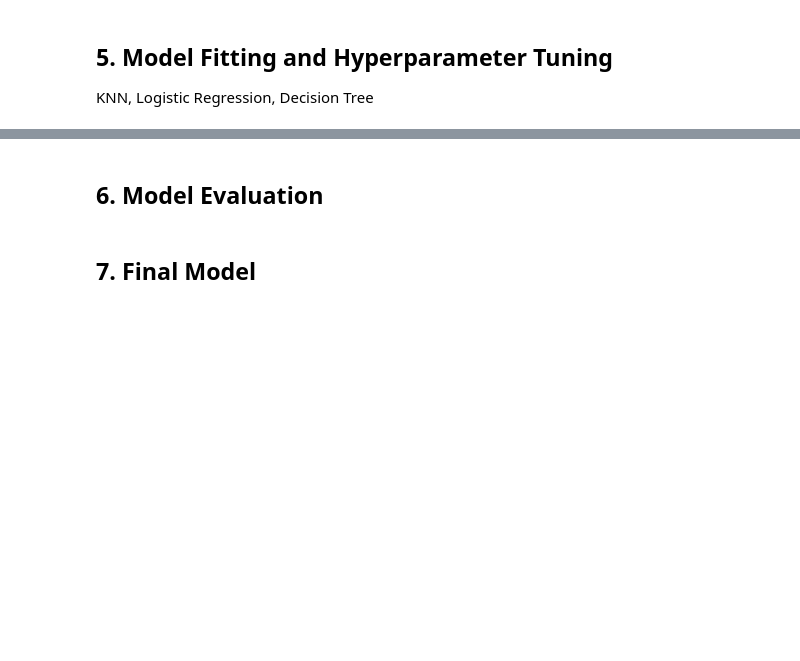
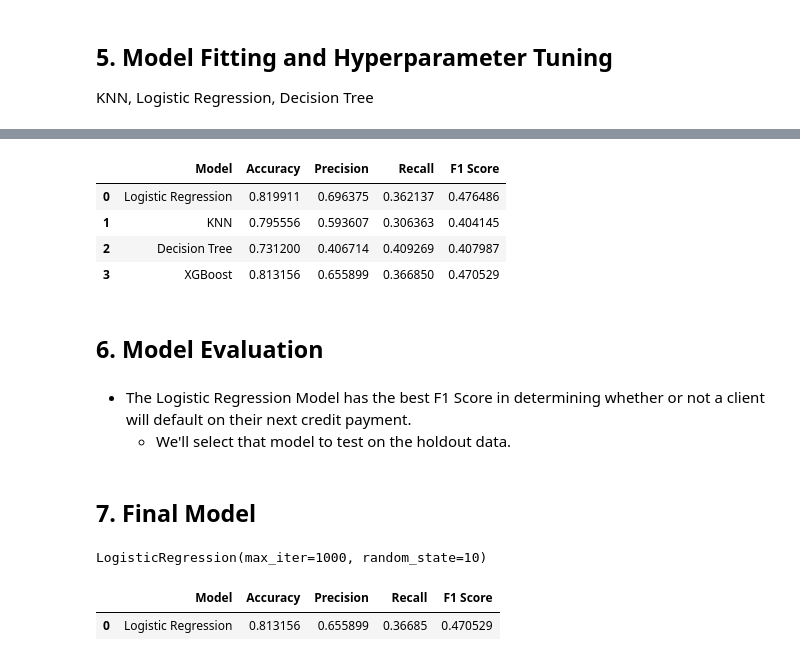
Before and after one commit to Mynusjanai/nyc-dc-ds-020121, a Jupyter notebook: Phase_3/bake_off/classification-bakeoff-template.ipynb, the cells around one changed output, grey strips where cells are left out. Cells and saved outputs as stored; diff of their text form; code cells hidden in the pictures; blank space fills up the shorter version.

```diff
--- a/Phase_3/bake_off/classification-bakeoff-template.ipynb
+++ b/Phase_3/bake_off/classification-bakeoff-template.ipynb
@@ -585,0 +802,12 @@ X_train, X_test, y_train, y_test = train_test_split(X, y, random_state=42)
+# %%
+y_pred = dt.predict(X_test)
+# %%
+acc = accuracy_score(y_test, y_pred)
+prec = precision_score(y_test, y_pred)
+rec = recall_score(y_test, y_pred)
+f1 = f1_score(y_test, y_pred)
+
+model = pd.DataFrame([['Decision Tree', acc, prec, rec, f1]],
+               columns = ['Model', 'Accuracy', 'Precision', 'Recall', 'F1 Score'])
+results = results.append(model, ignore_index = True)
+results
@@ -585,0 +821,3 @@ X_train, X_test, y_train, y_test = train_test_split(X, y, random_state=42)
+# %%
+xgb = XGBClassifier()
+xgb.fit(X_train, y_train)
@@ -585,0 +833,2 @@ X_train, X_test, y_train, y_test = train_test_split(X, y, random_state=42)
+# %%
+y_pred = xgb.predict(X_test)
@@ -586,4 +837,41 @@ X_train, X_test, y_train, y_test = train_test_split(X, y, random_state=42)
+# %%
+acc = accuracy_score(y_test, y_pred)
+prec = precision_score(y_test, y_pred)
+rec = recall_score(y_test, y_pred)
+f1 = f1_score(y_test, y_pred)
+
+model = pd.DataFrame([['XGBoost', acc, prec, rec, f1]],
+               columns = ['Model', 'Accuracy', 'Precision', 'Recall', 'F1 Score'])
+results = results.append(model, ignore_index = True)
+results
+# %% [output]
+|  | Model | Accuracy | Precision | Recall | F1 Score |
+| 0 | Logistic Regression | 0.819911 | 0.696375 | 0.362137 | 0.476486 |
+| 1 | KNN | 0.795556 | 0.593607 | 0.306363 | 0.404145 |
+| 2 | Decision Tree | 0.731200 | 0.406714 | 0.409269 | 0.407987 |
+| 3 | XGBoost | 0.813156 | 0.655899 | 0.366850 | 0.470529 |
 # %% [markdown]
 ## 6. Model Evaluation
+# %% [markdown]
+- The Logistic Regression Model has the best F1 Score in determining whether or not a client will default on their next credit payment.
+    - We'll select that model to test on the holdout data.
 # %% [markdown]
 ## 7. Final Model
+# %%
+final_model = LogisticRegression(random_state = 10, max_iter = 1000)
+
+final_model.fit(X_clean, y)
+# %% [output]
+LogisticRegression(max_iter=1000, random_state=10)
+# %%
+final_acc = accuracy_score(y_test, y_pred)
+final_prec = precision_score(y_test, y_pred)
+final_rec = recall_score(y_test, y_pred)
+final_f1 = f1_score(y_test, y_pred)
+
+final_results = pd.DataFrame([['Logistic Regression', acc, prec, rec, f1]],
+               columns = ['Model', 'Accuracy', 'Precision', 'Recall', 'F1 Score'])
+final_results
+# %% [output]
+|  | Model | Accuracy | Precision | Recall | F1 Score |
+| 0 | Logistic Regression | 0.813156 | 0.655899 | 0.36685 | 0.470529 |
```
Also changed, not shown: parts of 43 cells of this notebook, 10 other files.
